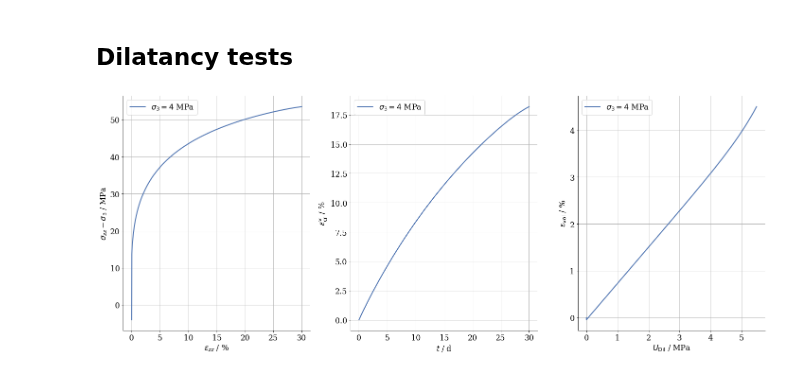
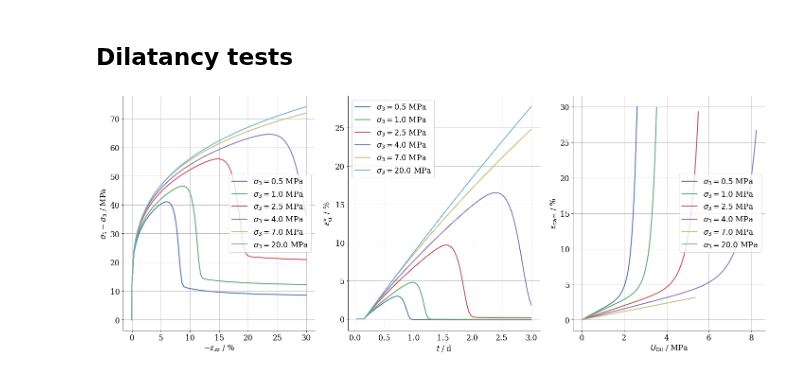
Before and after one commit to nagelt/MechanicsTrainingCourse2020, a Jupyter notebook: MFront/GSdam.ipynb, the cells around one changed output. Cells and saved outputs as stored; diff of their text form; code cells hidden in the pictures.

```diff
--- a/MFront/GSdam.ipynb
+++ b/MFront/GSdam.ipynb
@@ -65,13 +69,14 @@ ns2 = 1.0
 #HIDDEN
 def run_creep_Asse_dil(T = 299., eps_max = -0.3, eps_dot=-1e-5, s3 = -20.):
     tmax = eps_max / eps_dot
-    t_discrete = np.linspace(0,tmax,1001)
+    t_discrete = np.linspace(0,tmax,100)
     m    = mtest.MTest()
     m.setMaximumNumberOfSubSteps(10)
     m.setBehaviour('generic', 'src/libBehaviour.so', 'GuentherSalzerDilatancy_semi_expl')
-    m.setImposedStress('SXX', s3)
-    m.setImposedStress('SYY', s3)
-    m.setImposedStrain('EZZ', {0: 0, tmax: eps_max})
+    m.setImposedStress('SXX', {0: 0, tmax/20: s3})
+    m.setImposedStress('SYY', {0: 0, tmax/20: s3})
+    K = E/(3.*(1.-2.*nu))
+    m.setImposedStrain('EZZ', {0: 0, tmax/20: s3/K/3, tmax: eps_max})
     m.setImposedStress('SXZ', 0.0)
     m.setImposedStress('SYZ', 0.0)
     m.setImposedStress('SXY', 0.0)
@@ -95,6 +100,7 @@ def run_creep_Asse_dil(T = 299., eps_max = -0.3, eps_dot=-1e-5, s3 = -20.):
     m.initializeCurrentState(s)
     m.initializeWorkSpace(wk)
     sax = np.array([0.])
+    sh = np.array([0.])
     eax = np.array([0.])
     Udil = np.array([0.])
     evol = np.array([0.])
@@ -105,33 +111,34 @@ def run_creep_Asse_dil(T = 299., eps_max = -0.3, eps_dot=-1e-5, s3 = -20.):
         ehard = np.append(ehard,s.getInternalStateVariableValue('HardeningStrain'))
         evol = np.append(evol,s.getInternalStateVariableValue('DilatancyStrain'))
         sax = np.append(sax,s.s1[2])
+        sh = np.append(sh,s.s1[0])
         eax = np.append(eax,s.e1[2])
-    return t_discrete, sax, eax, ehard, Udil, evol
+    return t_discrete, sax, sh, eax, ehard, Udil, evol
 # %%
 #HIDDEN
 fig,ax = plt.subplots(figsize=(20,8),ncols=3)
-for sig3 in [4]:
-    t_, s_, e_, ehard, udil, dil = run_creep_Asse_dil(s3 = -sig3, eps_dot = -1e-2)
-    ax[0].plot(-e_[0:]*100,-s_[0:]-sig3, label= '$\\sigma_3 = %i$ MPa' %sig3)
-    ax[1].plot(t_[1:],ehard[1:]*100, label= '$\\sigma_3 = %i$ MPa' %sig3)
-    ax[2].plot(udil[1:],dil[1:]*100, label= '$\\sigma_3 = %i$ MPa' %sig3)
+for sig3 in [0.5,1,2.5,4,7,20]:
+    t_, s_, sh_, e_, ehard, udil, dil = run_creep_Asse_dil(s3 = -sig3, eps_dot = -1e-1)
+    ax[0].plot(-e_[0:]*100,-s_[0:]+sh_[0:], label= '$\\sigma_3 = %.1f$ MPa' %sig3)
+    ax[1].plot(t_[1:],ehard[1:]*100, label= '$\\sigma_3 = %.1f$ MPa' %sig3)
+    ax[2].plot(udil[1:],dil[1:]*100, label= '$\\sigma_3 = %.1f$ MPa' %sig3)
 
-ax[0].set_xlabel('$\\epsilon_{zz}$ / %')
-ax[0].set_ylabel('$\\sigma_{zz} - \sigma_3$ / MPa')
+ax[0].set_xlabel('$-\\epsilon_{zz}$ / %')
+ax[0].set_ylabel('$\\sigma_1 - \sigma_3$ / MPa')
 ax[0].grid('both')
 ax[0].legend()
 
 
 ax[1].set_xlabel('$t$ / d')
 ax[1].set_ylabel('$\\epsilon_\\mathrm{cr}^\\mathrm{v}$ / %')
 ax[1].grid('both')
 ax[1].legend()
 
 ax[2].set_xlabel('$U_\\mathrm{Dil}$ / MPa')
-ax[2].set_ylabel('$\\epsilon_\\mathrm{vol}$ / %')
+ax[2].set_ylabel('$\\epsilon_\\mathrm{dam}$ / %')
 ax[2].grid('both')
 ax[2].legend()
 
 fig.tight_layout();
 # %% [output]
-[figure, old version]
+[figure, new version]
```
Also changed, not shown: parts of 3 cells of this notebook, 1 other file.
